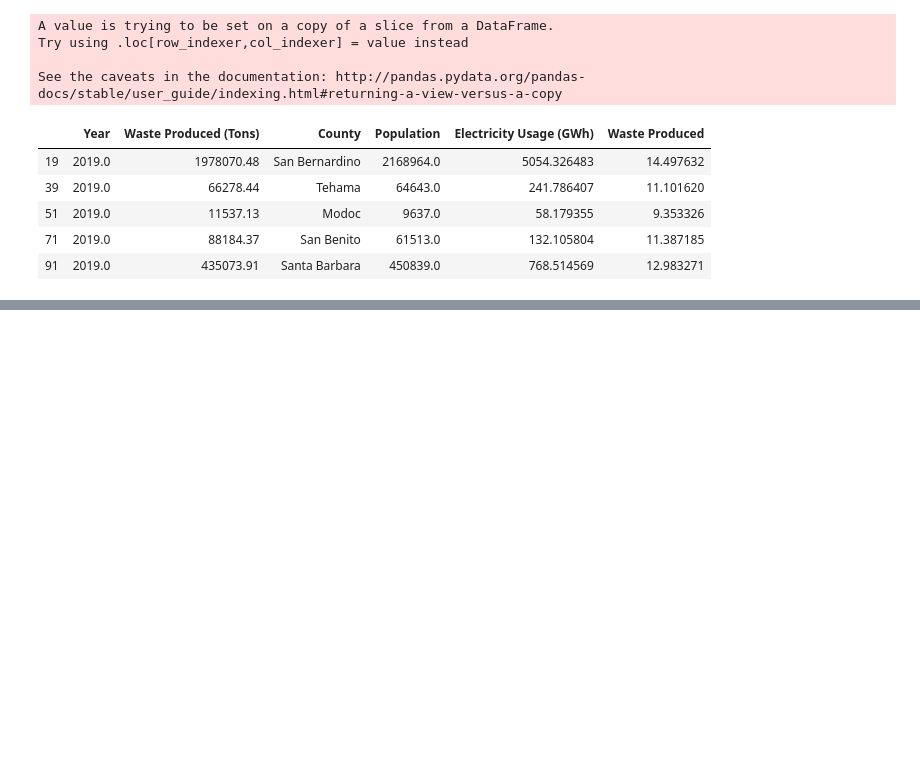
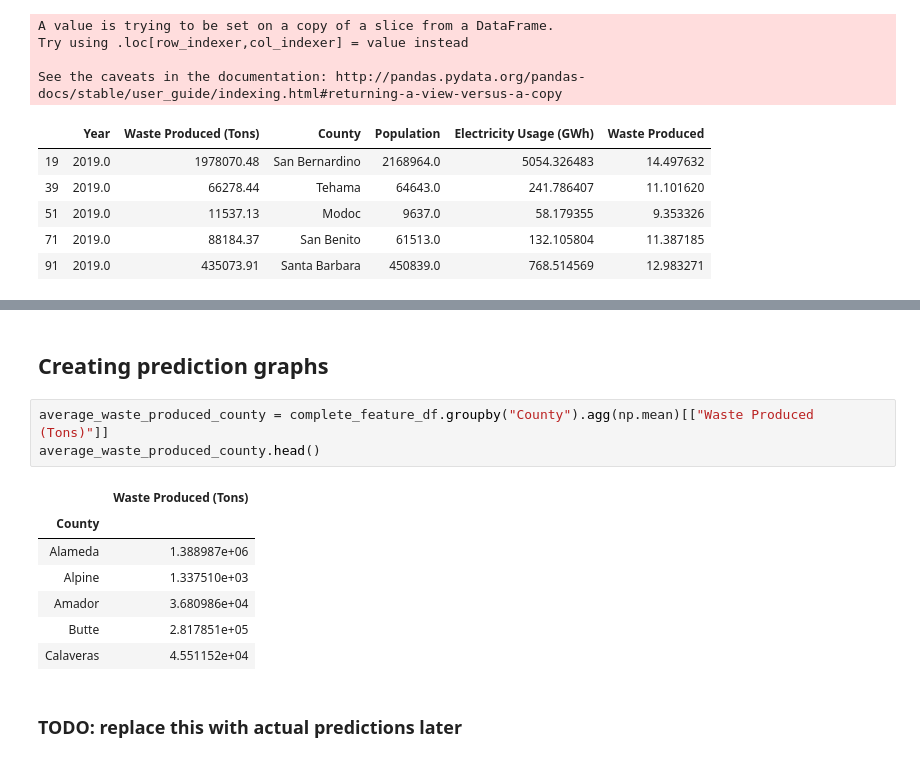
Before and after one commit to matthew-y-dong/ca-waste, a Jupyter notebook: eda/web-page-visualizations.ipynb, the cells around one changed output, grey strips where cells are left out. Drawn from its saved outputs; the diff is of its cells as text; blank space fills up the shorter version.

```diff
--- a/eda/web-page-visualizations.ipynb
+++ b/eda/web-page-visualizations.ipynb
@@ -53,3 +56,18 @@ waste_heat_map.save(BASE_PATH + 'ca-waste.html')
 waste_heat_map
 # %% [output]
 [interactive output not drawn]
+# %% [markdown]
+## Creating prediction graphs
+# %%
+average_waste_produced_county = complete_feature_df.groupby("County").agg(np.mean)[["Waste Produced (Tons)"]]
+average_waste_produced_county.head()
+# %% [output]
+|  | Waste Produced (Tons) |
+| County |  |
+| Alameda | 1.388987e+06 |
+| Alpine | 1.337510e+03 |
+| Amador | 3.680986e+04 |
+| Butte | 2.817851e+05 |
+| Calaveras | 4.551152e+04 |
+# %% [markdown]
+### TODO: replace this with actual predictions later
```
Also changed, not shown: parts of 11 cells of this notebook, 3 other files.
